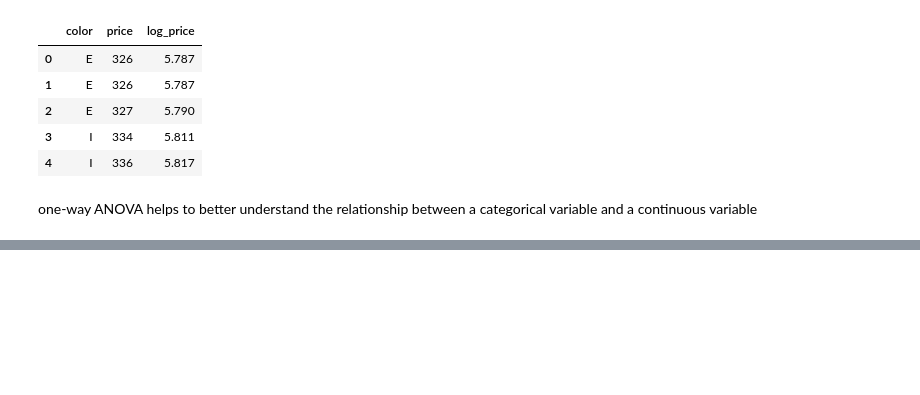
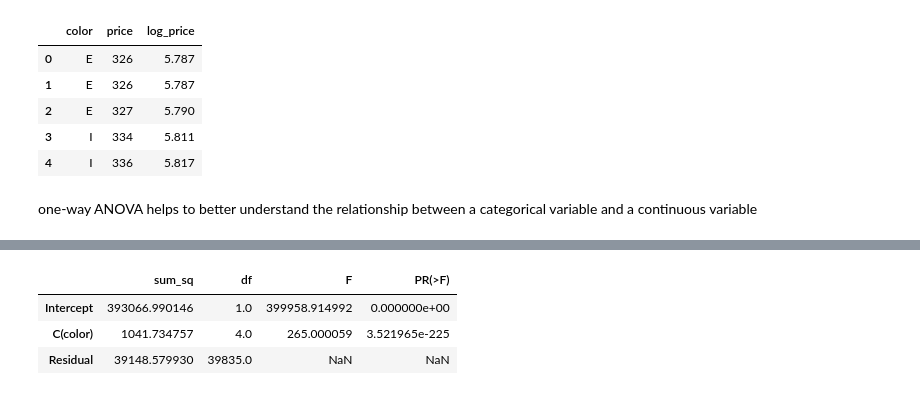
Before and after one commit to AfobCode/LearningPython, a Jupyter notebook: Regression_Analysis/ona_andtwo_way_ANOVA.ipynb, the cells around one changed output, grey strips where cells are left out. Cells and saved outputs as stored; diff of their text form; code cells hidden in the pictures; blank space fills up the shorter version.

Commit message:
Working on one way ANOVA

```diff
--- a/Regression_Analysis/ona_andtwo_way_ANOVA.ipynb
+++ b/Regression_Analysis/ona_andtwo_way_ANOVA.ipynb
@@ -158,0 +242,7 @@ one-way ANOVA helps to better understand the relationship between a categorical
+# %%
+sm.stats.anova_lm(price_color_model,typ = 3)
+# %% [output]
+|  | sum_sq | df | F | PR(>F) |
+| Intercept | 393066.990146 | 1.0 | 399958.914992 | 0.000000e+00 |
+| C(color) | 1041.734757 | 4.0 | 265.000059 | 3.521965e-225 |
+| Residual | 39148.579930 | 39835.0 | NaN | NaN |
```
Also changed, not shown: parts of 12 cells of this notebook.
